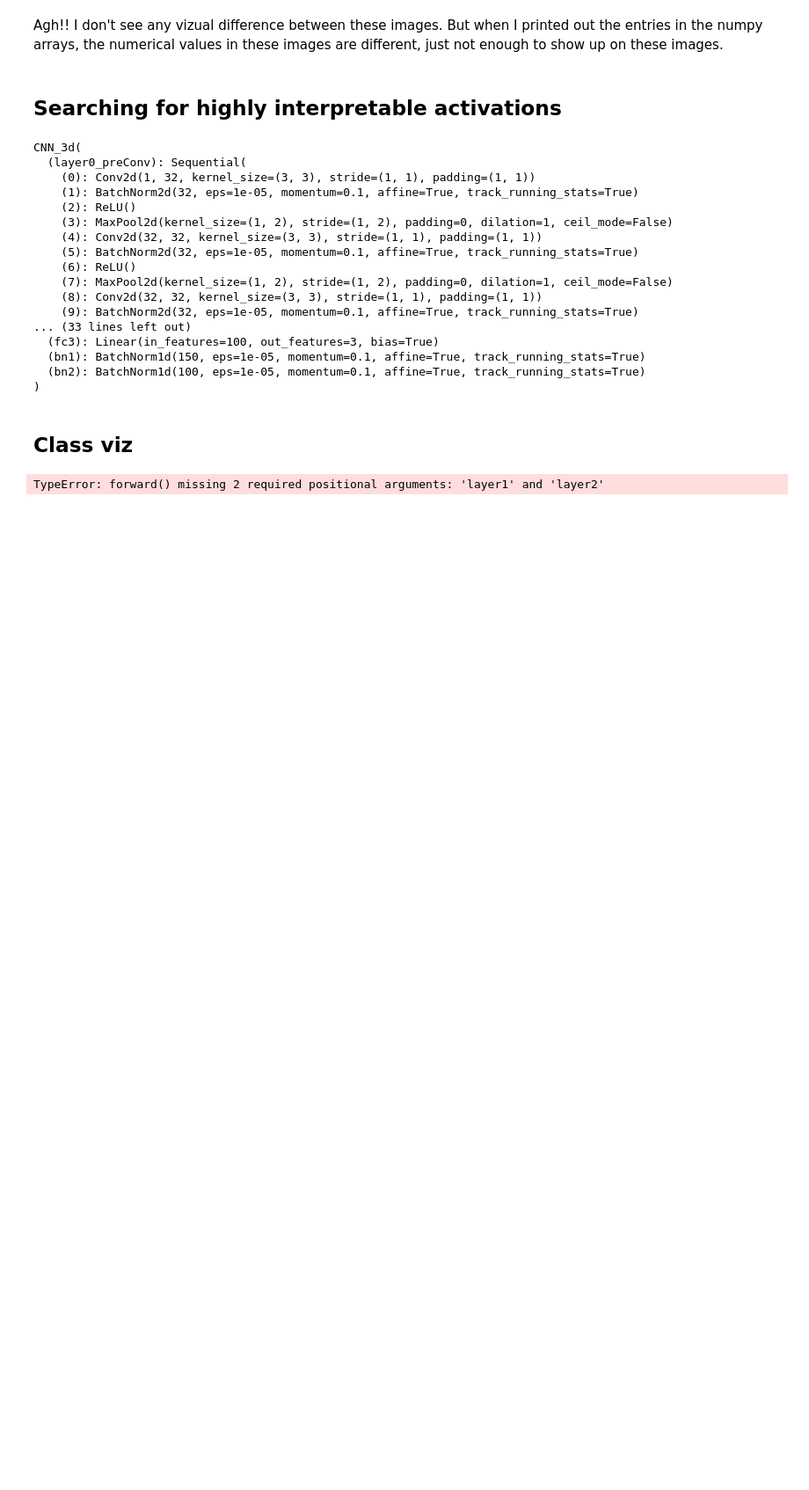
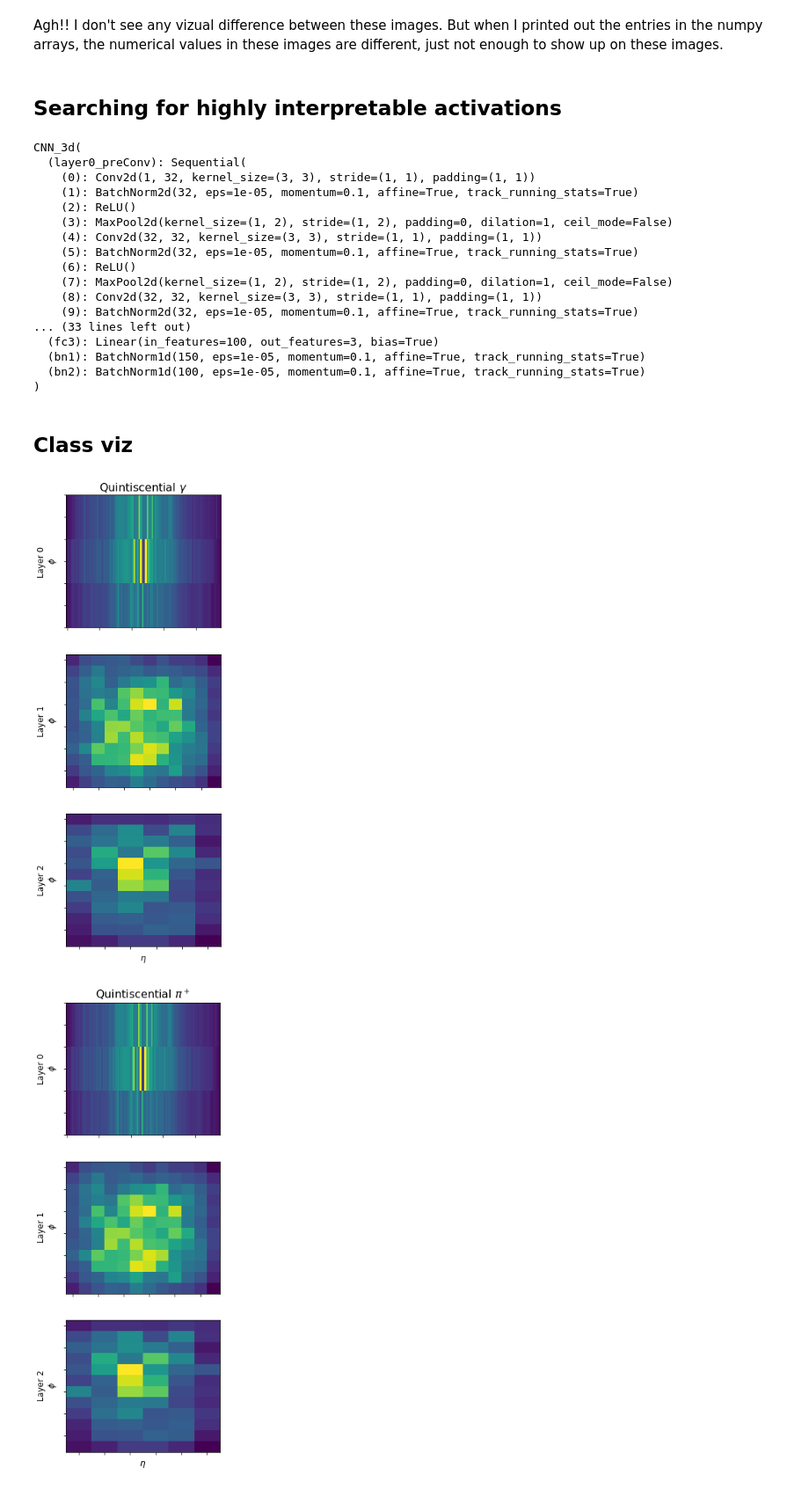
Before and after one commit to nhartman94/CNN_Project, a Jupyter notebook: Notebooks/Visualizations.ipynb, the cells around one changed output. Shown at 88% size. Saved outputs shown, nothing was run; the diff lists cells and outputs as text; code cells hidden in the pictures; blank space fills up the shorter version.

```diff
--- a/Notebooks/Visualizations.ipynb
+++ b/Notebooks/Visualizations.ipynb
@@ -433,8 +433,14 @@ def create_class_visualization(target_y, model, dtype, **kwargs):
     blur_every = kwargs.pop('blur_every', 10)
     max_jitter = kwargs.pop('max_jitter', 16)
     show_every = kwargs.pop('show_every', 25)
+
     # Randomly initialize the image as a PyTorch Tensor, and make it requires gradient.
-    img = torch.randn(1, 3, 224, 224).mul_(1.0).type(dtype).requires_grad_()
+
+    l0 = torch.randn(1, 1,  3, 96).mul_(1.0).type(dtype).requires_grad_()
+    l1 = torch.randn(1, 1, 12, 12).mul_(1.0).type(dtype).requires_grad_()
+    l2 = torch.randn(1, 1, 12,  6).mul_(1.0).type(dtype).requires_grad_()
+
+    #img = torch.randn(1, 3, 224, 224).mul_(1.0).type(dtype).requires_grad_()
 
     for t in range(num_iterations):
         # Randomly jitter the image a bit; this gives slightly nicer results
@@ -449,16 +455,26 @@ def create_class_visualization(target_y, model, dtype, **kwargs):
         # Be very careful about the signs of elements in your code. #
         ########################################################################
         # Compute the loss function on X
-        scores = model(img)
+        scores = model(l0, l1, l2)
         loss = F.cross_entropy(scores, torch.LongTensor([target_y]))
         loss.backward()
+
         # Don't build a computational graph for this section
         with torch.no_grad():
+
             # Do a gradient ascent step
-            dimg = img.grad
-            img.add_( learning_rate * ( dimg - 2*l2_reg*img))
+            dl0 = l0.grad
+            dl1 = l1.grad
+            dl2 = l2.grad
+
+            l0.add_( learning_rate * ( dl0 - 2*l2_reg*l0))
+            l1.add_( learning_rate * ( dl1 - 2*l2_reg*l1))
+            l2.add_( learning_rate * ( dl2 - 2*l2_reg*l2))
+
             # Rememer in Pytorch, we need to zero out the gradients!
-            img.grad.zero_()
+            l0.grad.zero_()
+            l1.grad.zero_()
+            l2.grad.zero_()
 
         ########################################################################
         # END OF YOUR CODE #
@@ -484,8 +500,13 @@ def create_class_visualization(target_y, model, dtype, **kwargs):
 #             plt.show()
 
     #return deprocess(img.data.cpu())
-    return img.data
+    return l0.data, l1.data, l2.data
-# %%
-create_class_visualization(0, cnn, torch.float32)
-# %% [output]
-TypeError: forward() missing 2 required positional arguments: 'layer1' and 'layer2'
+# %%
+class_viz = {}
+for i in range(3):
+    img_l0, img_l1, img_l2 = create_class_visualization(i, cnn, torch.float32)
+    class_viz[i] = [img_l0, img_l1, img_l2]
+    plot_img_3x1(img_l0, img_l1, img_l2, 'Quintiscential {}'.format(pcle[i]))
+# %% [output]
+[figure, added]
+[figure, added]
```
Also changed, not shown: parts of 3 cells of this notebook.
